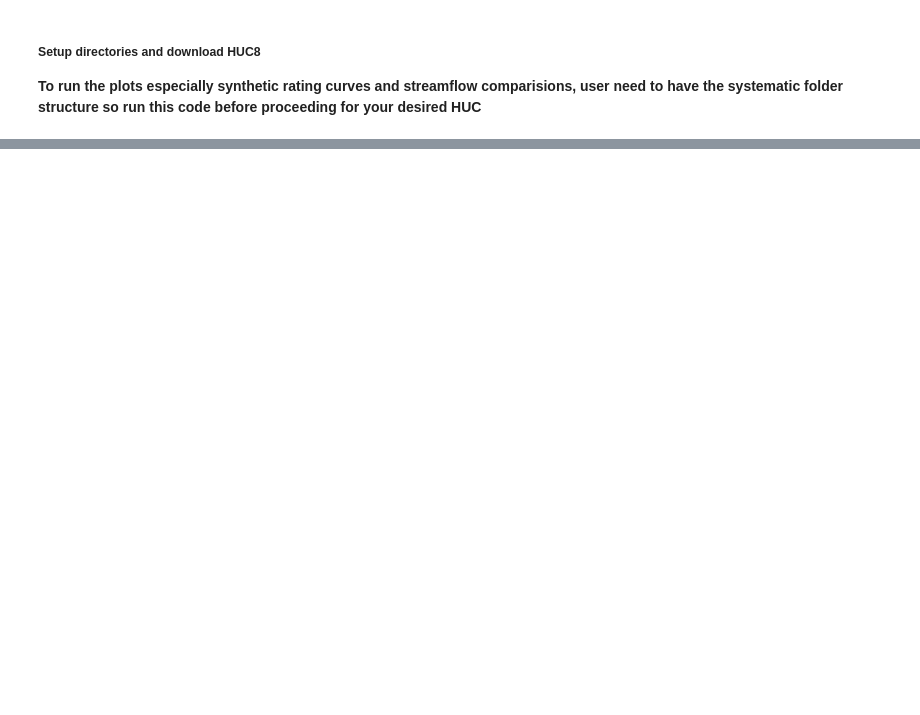
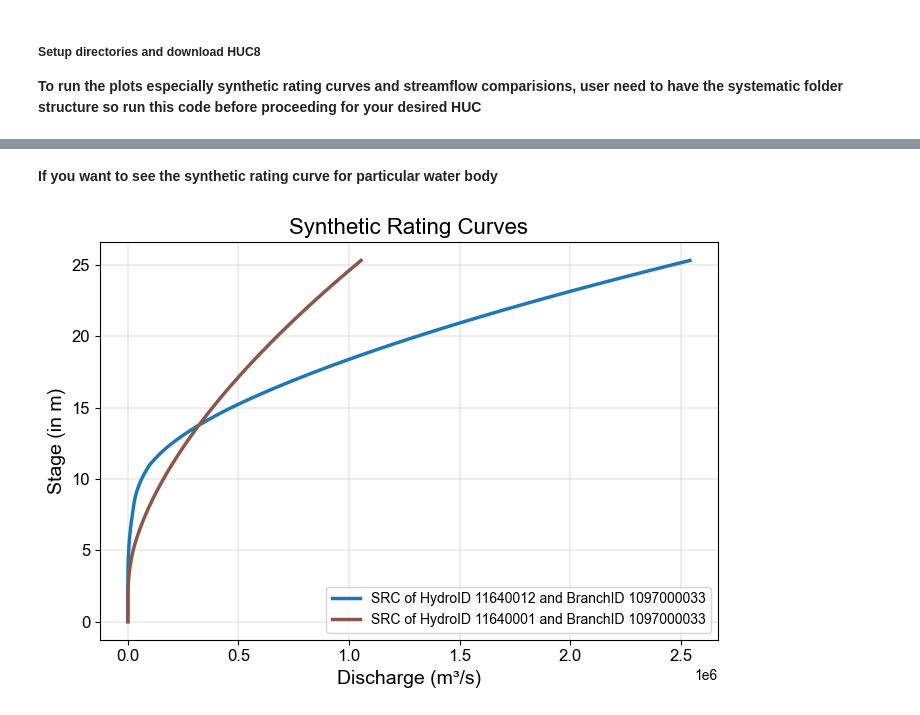
Before and after one commit to supathdhitalGEO/fimserv, a Jupyter notebook: docs/code_usage.ipynb, the cells around one changed output, grey strips where cells are left out. Cells and saved outputs as stored; diff of their text form; code cells hidden in the pictures; blank space fills up the shorter version.

```diff
--- a/docs/code_usage.ipynb
+++ b/docs/code_usage.ipynb
@@ -20,0 +82,12 @@ FileNotFoundError: [Errno 2] No such file or directory: '/Users/supath/Downloads
+# %% [markdown]
+**If you want to see the synthetic rating curve for particular water body**
+# %%
+# to plot the SRC data user need the hydroID and corresponding branc ID
+hydro_id = ["11640012", "11640001"]
+branch_id = ["1097000033", "1097000033"]
+dischargevalue = 600000
+
+# User can pass the discharge value to get the stage value for that discharge
+fm.plotSRC(huc, hydro_id, branch_id)
+# %% [output]
+[figure, added]
```
Also changed, not shown: parts of 20 cells of this notebook, 12 other files.
